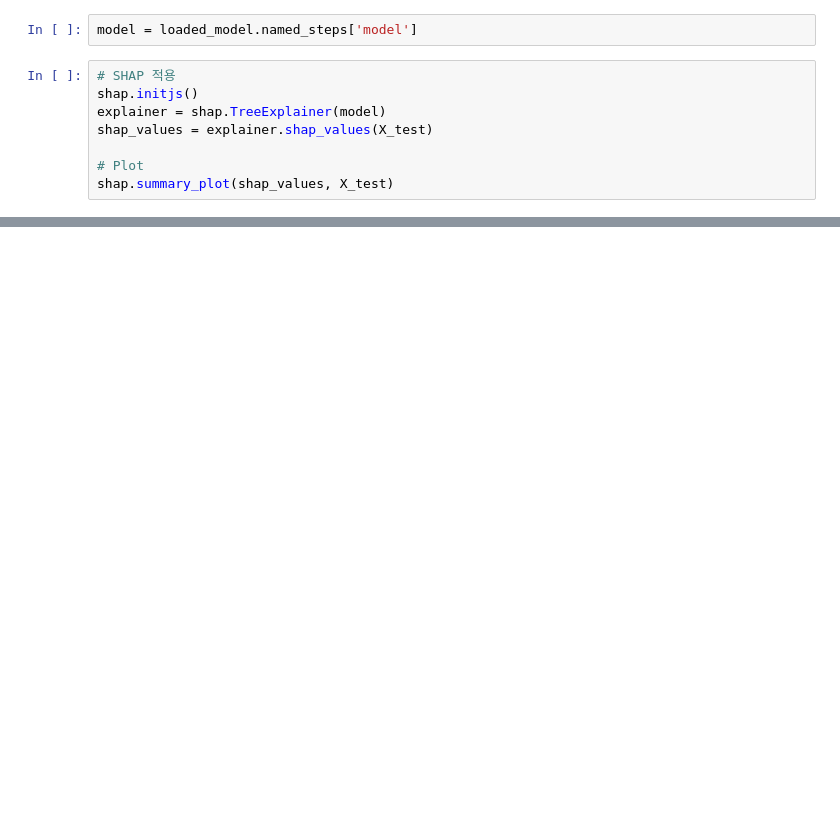
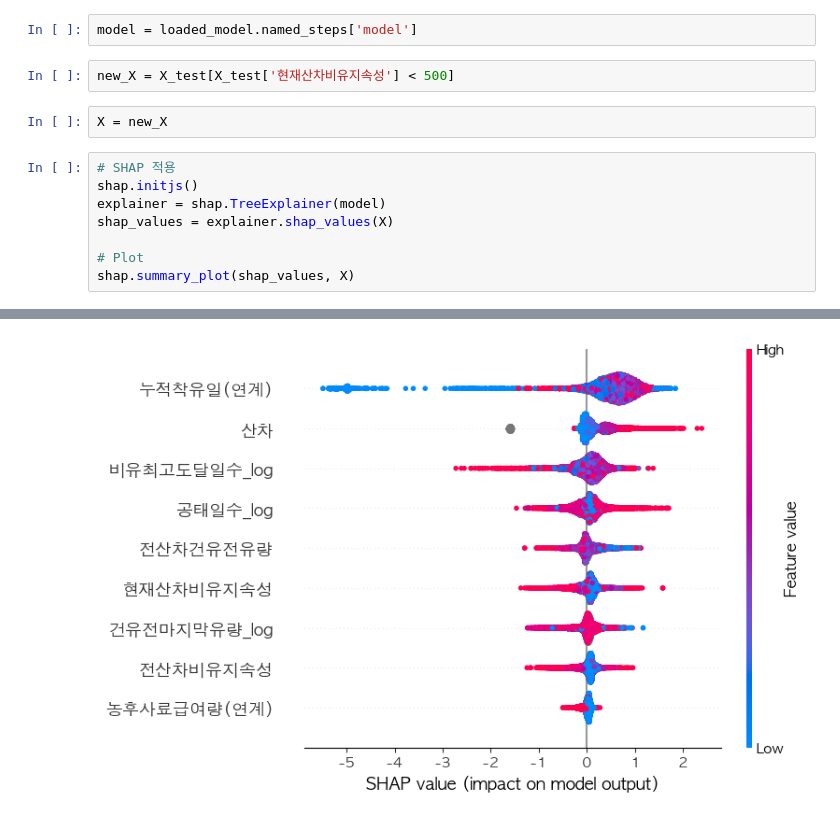
Before and after one commit to cye2020/Smart-Farm-Growth-Analytics, a Jupyter notebook: code/models/20251107_classify_cho.ipynb, the cells around one changed output, grey strips where cells are left out. Drawn from its saved outputs; the diff is of its cells as text; blank space fills up the shorter version.

```diff
--- a/code/models/20251107_classify_cho.ipynb
+++ b/code/models/20251107_classify_cho.ipynb
@@ -890,10 +896,15 @@ print(f"PR-AUC (Test Set): {pr_auc:.4f}")
 # %%
 model = loaded_model.named_steps['model']
+# %%
+new_X = X_test[X_test['현재산차비유지속성'] < 500]
+# %%
+X = new_X
 # %%
 # SHAP 적용
 shap.initjs()
 explainer = shap.TreeExplainer(model)
-shap_values = explainer.shap_values(X_test)
+shap_values = explainer.shap_values(X)
 
 # Plot
-shap.summary_plot(shap_values, X_test)
+shap.summary_plot(shap_values, X)
+# %% [output]
@@ -900,3 +912,4 @@ shap.summary_plot(shap_values, X_test)
+[figure, added]
 # %%
 # mean absolute shap value per feature
 shap_importance = np.abs(shap_values).mean(axis=0)
```
Also changed, not shown: parts of 11 cells of this notebook, 30 other files.
